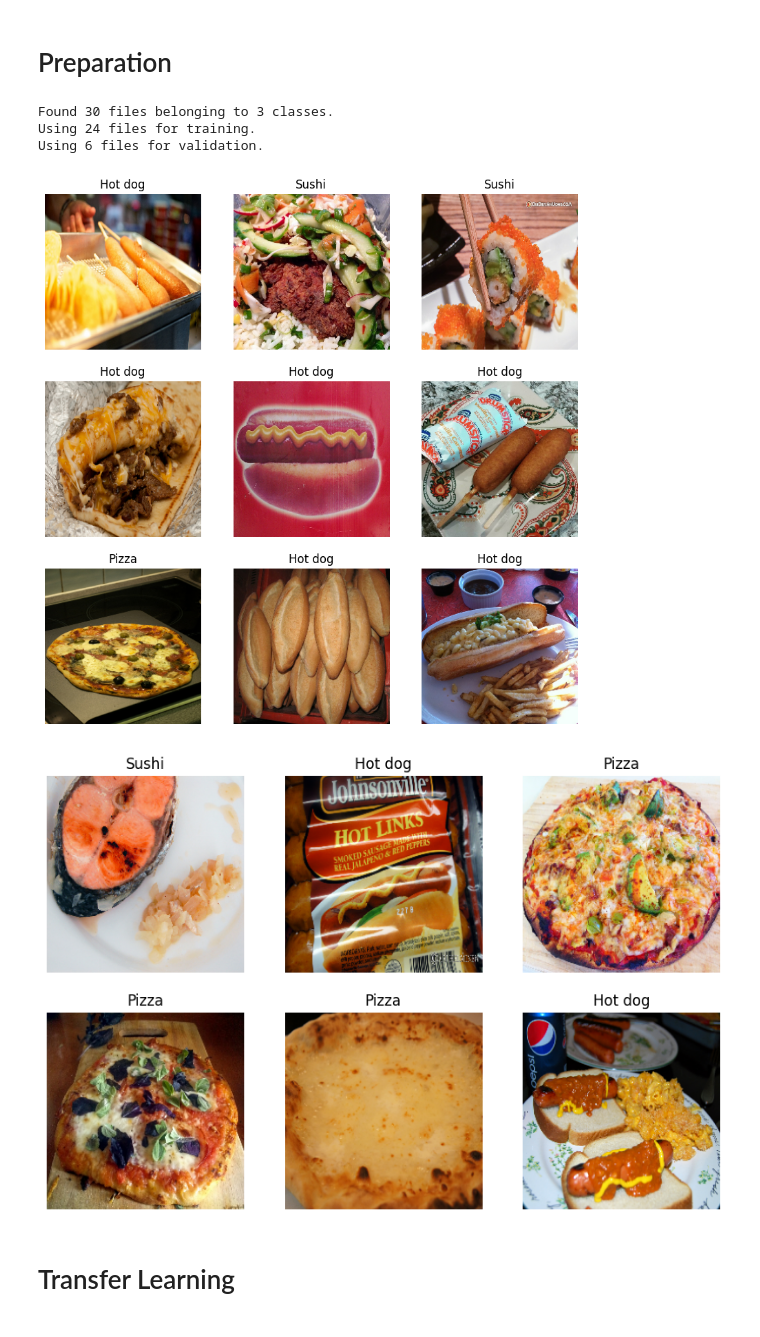
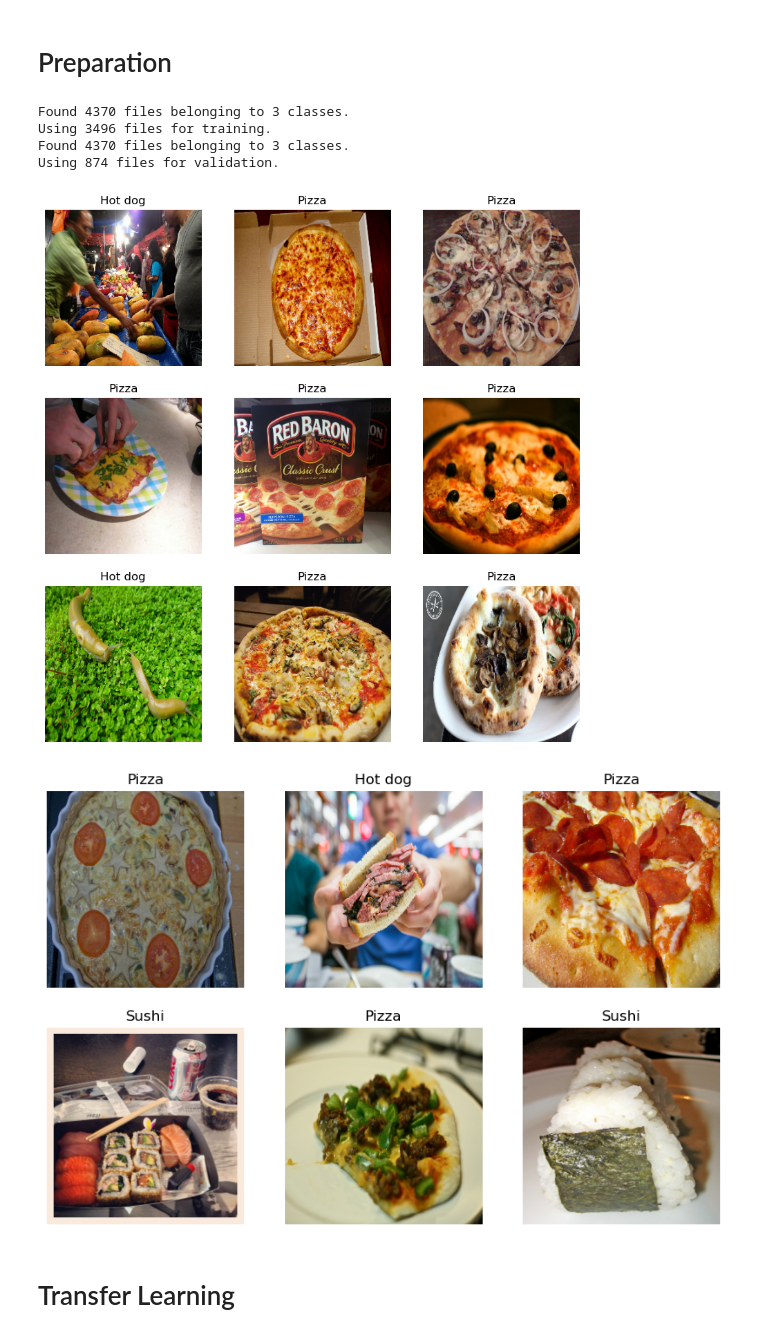
Before and after one commit to ai22m027/FHTW_CV, a Jupyter notebook: get_data.ipynb, the cells around one changed output. Drawn from its saved outputs; the diff is of its cells as text; code cells hidden in the pictures.

```diff
--- a/get_data.ipynb
+++ b/get_data.ipynb
@@ -8,11 +8,11 @@ from sklearn.model_selection import train_test_split
 # use pickle to store data and models https://docs.python.org/3/library/pickle.html
 
 classes = ["Sushi", "Hot dog", "Pizza"]
-split = "validation" # ["train", "test" or "validation"]
-max_samples = 10
+split = None # "validation" # ["train", "test" or "validation"]; None => Download all available splits
+max_samples = None  # 10
 num_classes = 3
 # Resize Rectangular to quadratic size for all imported images
-size = 224
+size = 256
 
 images = []
 labels = []
@@ -70,44 +70,53 @@ Dataset 'Pizza' created
 # %%
 import os
 # Convert to Tensorflow Dataset and perform 80/20 split
-train_ds, test_ds = tf.keras.utils.image_dataset_from_directory(
+train_ds = tf.keras.utils.image_dataset_from_directory(
   directory=os.getcwd()+"/datasets/",
   image_size=(size, size),
   validation_split=0.2,
-  subset="both",
+  subset="training",
+  seed=42,
+  batch_size=32)
+
+test_ds = tf.keras.utils.image_dataset_from_directory(
+  directory=os.getcwd()+"/datasets/",
+  image_size=(size, size),
+  validation_split=0.2,
+  subset="validation",
   seed=42,
   batch_size=32)
 
 import matplotlib.pyplot as plt
 plt.figure(figsize=(10, 10))
 
 # Plot 9 Examples including Labels
 for images, labels in train_ds.take(1):
     for i in range(9):
         ax = plt.subplot(3, 3, i + 1)
         plt.imshow(images[i].numpy().astype("uint8"))
         plt.title(train_ds.class_names[labels[i]])
         plt.axis("off")
 
 plt.figure(figsize=(10, 10))
 for images, labels in test_ds.take(1):
     for i in range(6):
         ax = plt.subplot(3, 3, i + 1)
         plt.imshow(images[i].numpy().astype("uint8"))
         plt.title(train_ds.class_names[labels[i]])
         plt.axis("off")
 
 # one-hot encode train_ds and test_ds
 train_ds = train_ds.map(lambda x, y: (x, tf.one_hot(y, num_classes)))
 
 # One-hot encode the target labels of test_ds
 test_ds = test_ds.map(lambda x, y: (x, tf.one_hot(y, num_classes)))
 # %% [output]
-Found 30 files belonging to 3 classes.
-Using 24 files for training.
-Using 6 files for validation.
+Found 4370 files belonging to 3 classes.
+Using 3496 files for training.
+Found 4370 files belonging to 3 classes.
+Using 874 files for validation.
-[figure, old version]
+[figure, new version]
-[figure, old version]
+[figure, new version]
 # %% [markdown]
 # Transfer Learning
 # %% [markdown]
```
Also changed, not shown: parts of 8 cells of this notebook.
